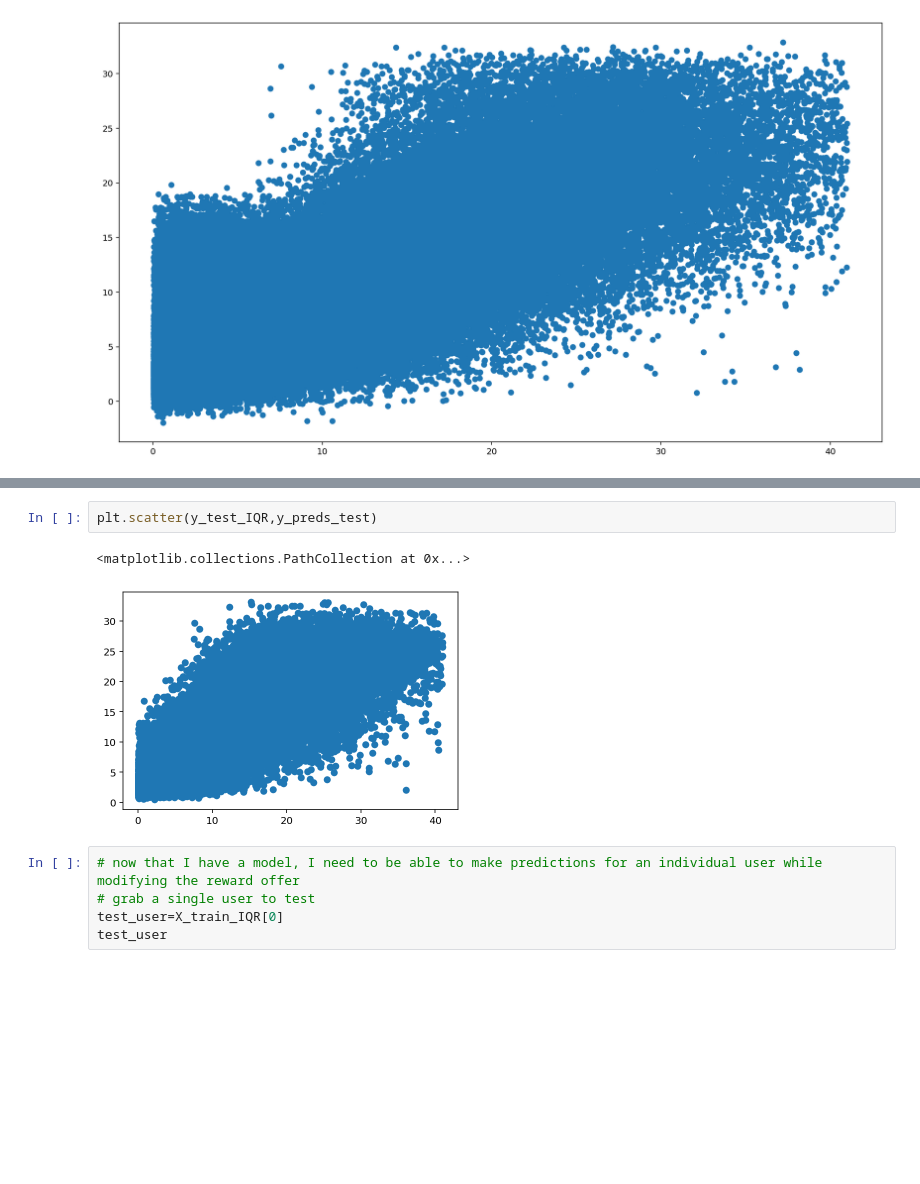
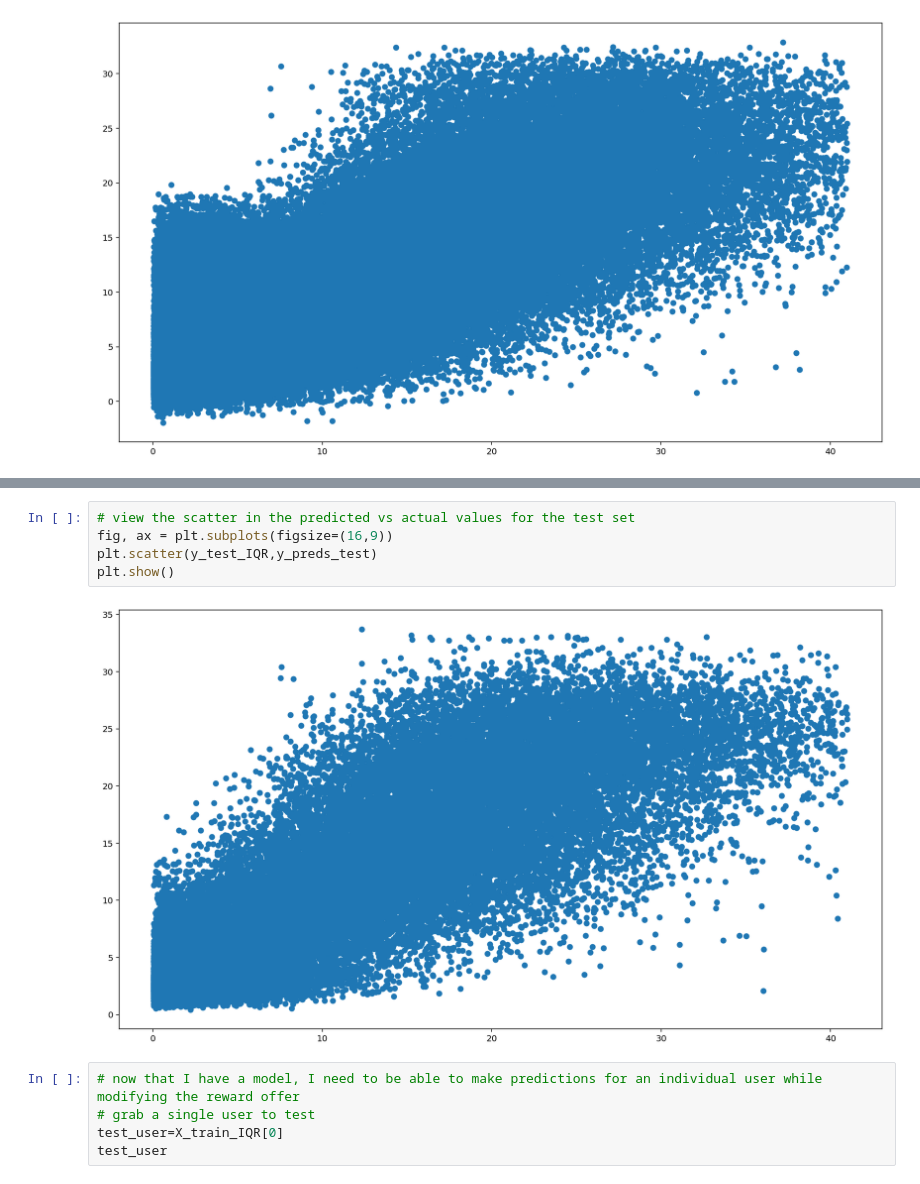
Before and after one commit to blowe615/starbucks_offers, a Jupyter notebook: starbucks_offers.ipynb, the cells around one changed output, grey strips where cells are left out. Saved outputs shown, nothing was run; the diff lists cells and outputs as text; blank space fills up the shorter version.

```diff
--- a/starbucks_offers.ipynb
+++ b/starbucks_offers.ipynb
@@ -1236,8 +1272,10 @@ Testing MAE: 3.8391701325586594
-# %%
-plt.scatter(y_test_IQR,y_preds_test)
-# %% [output]
-<matplotlib.collections.PathCollection at 0x...>
-[figure, removed]
+# %%
+# view the scatter in the predicted vs actual values for the test set
+fig, ax = plt.subplots(figsize=(16,9))
+plt.scatter(y_test_IQR,y_preds_test)
+plt.show()
+# %% [output]
+[figure, added]
 # %%
 # now that I have a model, I need to be able to make predictions for an individual user while modifying the reward offer
 # grab a single user to test
```
Also changed, not shown: parts of 7 cells of this notebook.
